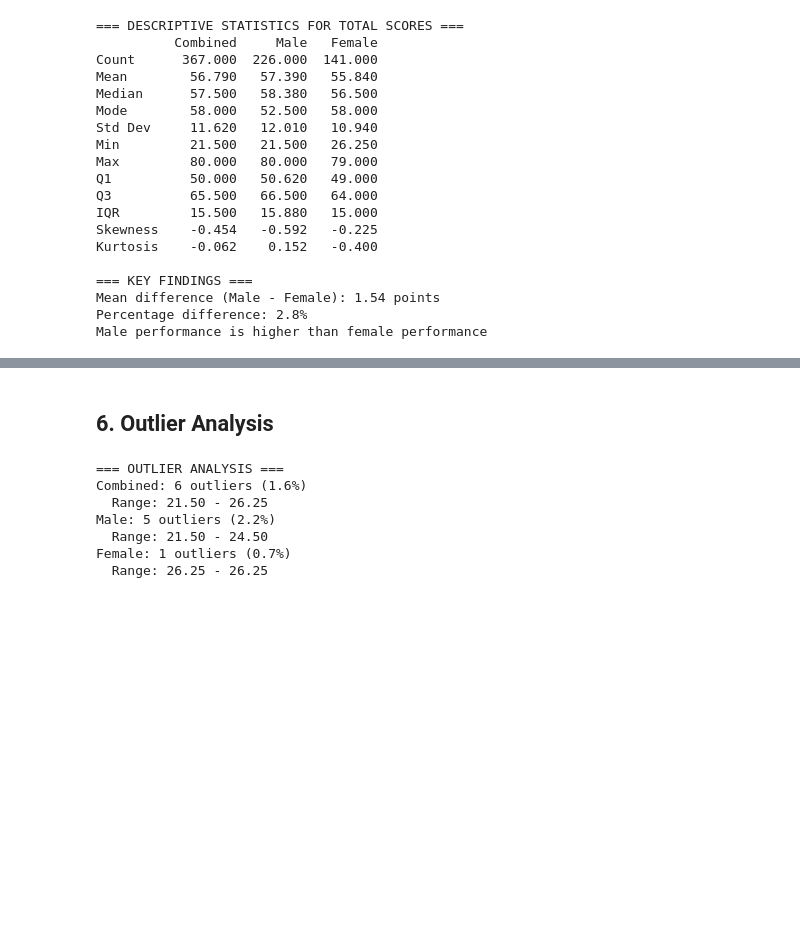
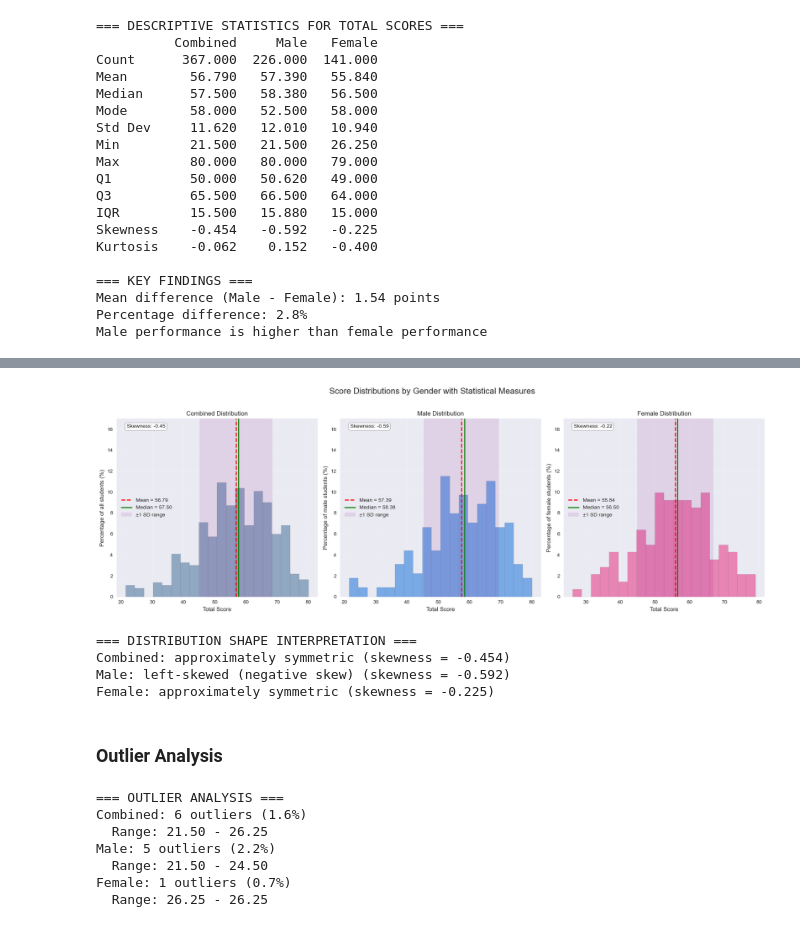
Before and after one commit to juliepe/exam_analysis_H25, a Jupyter notebook: analysis/IN2120/IN2120_2024/notebooks/3. Overall_exam_performance_analysis_genders_time.ipynb, the cells around one changed output, grey strips where cells are left out. Saved outputs shown, nothing was run; the diff lists cells and outputs as text; code cells hidden in the pictures; blank space fills up the shorter version.

Commit message:
apply new analysis to all the datasets

```diff
--- a/analysis/IN2120/IN2120_2024/notebooks/3. Overall_exam_performance_analysis_genders_IN2120_2024.ipynb
+++ b/analysis/IN2120/IN2120_2024/notebooks/3. Overall_exam_performance_analysis_genders_time.ipynb
@@ -368,5 +205,66 @@ EFFECT SIZE:
+# %%
+def plot_enhanced_distributions(df, axes, title, ylabel, color='lightblue'):
+    """Create enhanced distribution plots with statistical annotations"""
+    mean_val = df['total_score'].mean()
+    median_val = df['total_score'].median()
+    std_val = df['total_score'].std()
+    skew_val = df['total_score'].skew()
+
+    total_students = len(df)
+
+    # Create histogram with percentage weights
+    axes.hist(df['total_score'], bins=20, color=color, edgecolor='gray', alpha=0.7,
+             weights=np.ones(len(df))/total_students*100)
+
+    # Add statistical lines
+    axes.axvline(mean_val, color='red', linestyle='--', linewidth=2, label=f'Mean = {mean_val:.2f}')
+    axes.axvline(median_val, color='green', linestyle='-', linewidth=2, label=f'Median = {median_val:.2f}')
+    axes.axvspan(mean_val - std_val, mean_val + std_val, color='purple', alpha=0.1, label='±1 SD range')
+
+    # Add skewness annotation
+    axes.text(0.05, 0.95, f'Skewness: {skew_val:.2f}', transform=axes.transAxes,
+             bbox=dict(boxstyle="round,pad=0.3", facecolor="white", alpha=0.8))
+
+    axes.set_xlabel("Total Score")
+    axes.set_ylabel(ylabel)
+    axes.set_title(title)
+    axes.grid(True, alpha=0.3)
+    axes.set_ylim(0, 17)
+    axes.legend()
+
+# Create enhanced distribution plots
+fig, axes = plt.subplots(1, 3, figsize=(18, 6))
+
+plot_enhanced_distributions(df_combined, axes[0], "Combined Distribution",
+                          "Percentage of all students (%)", COLOR_COMBINED)
+plot_enhanced_distributions(df_male, axes[1], "Male Distribution",
+                          "Percentage of male students (%)", COLOR_MALE)
+plot_enhanced_distributions(df_female, axes[2], "Female Distribution",
+                          "Percentage of female students (%)", COLOR_FEMALE)
+
+plt.suptitle("Score Distributions by Gender with Statistical Measures", fontsize=16, y=1.02)
+plt.tight_layout()
+plt.show()
+
+# Interpretation of skewness
+print("=== DISTRIBUTION SHAPE INTERPRETATION ===")
+for name, data in [("Combined", df_combined), ("Male", df_male), ("Female", df_female)]:
+    skew = data['total_score'].skew()
+    if abs(skew) < 0.5:
+        shape = "approximately symmetric"
+    elif skew > 0.5:
+        shape = "right-skewed (positive skew)"
+    else:
+        shape = "left-skewed (negative skew)"
+    print(f"{name}: {shape} (skewness = {skew:.3f})")
+# %% [output]
+[figure, added]
+=== DISTRIBUTION SHAPE INTERPRETATION ===
+Combined: approximately symmetric (skewness = -0.454)
+Male: left-skewed (negative skew) (skewness = -0.592)
+Female: approximately symmetric (skewness = -0.225)
 # %% [markdown]
-## 6. Outlier Analysis
+### Outlier Analysis
 # %%
 # Enhanced boxplot analysis with outlier identification
 fig, (ax1, ax2) = plt.subplots(1, 2, figsize=(15, 6))
```
Also changed, not shown: parts of 23 cells of this notebook, 2 other files.
